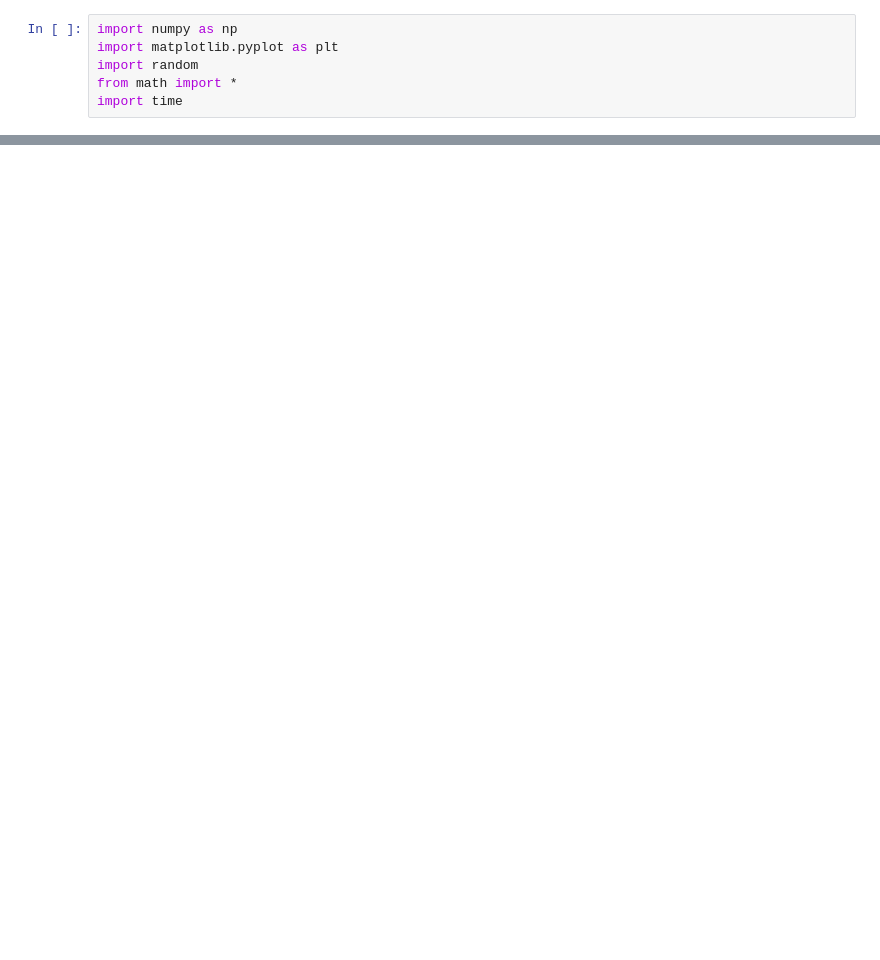
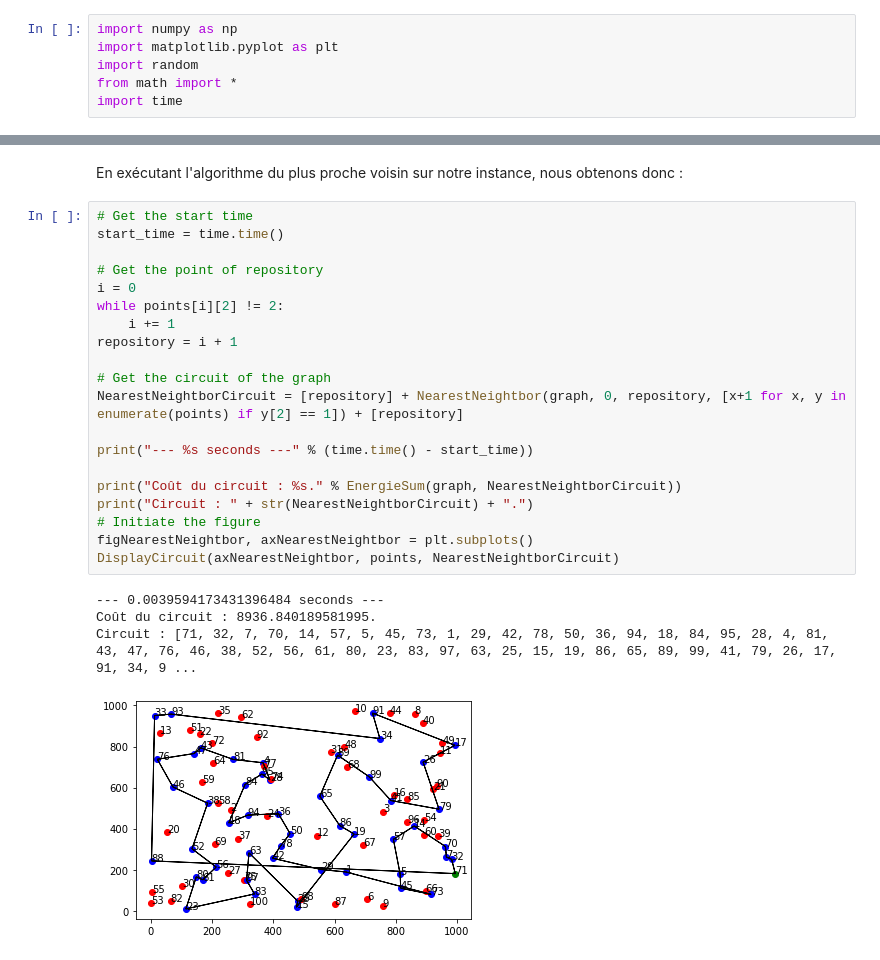
Before and after one commit to SnipeDragons/Algo-Livrable-1, a Jupyter notebook: Livrable_final.ipynb, the cells around one changed output, grey strips where cells are left out. Saved outputs shown, nothing was run; the diff lists cells and outputs as text; blank space fills up the shorter version.

```diff
--- a/Livrable_final.ipynb
+++ b/Livrable_final.ipynb
@@ -485,0 +594,27 @@ Calcul de l'instance avec chemin K-Nearest Neightbors
+# %% [markdown]
+En exécutant l'algorithme du plus proche voisin sur notre instance, nous obtenons donc :
+# %%
+# Get the start time
+start_time = time.time()
+
+# Get the point of repository
+i = 0
+while points[i][2] != 2:
+    i += 1
+repository = i + 1
+
+# Get the circuit of the graph
+NearestNeightborCircuit = [repository] + NearestNeightbor(graph, 0, repository, [x+1 for x, y in enumerate(points) if y[2] == 1]) + [repository]
+
+print("--- %s seconds ---" % (time.time() - start_time))
+
+print("Coût du circuit : %s." % EnergieSum(graph, NearestNeightborCircuit))
+print("Circuit : " + str(NearestNeightborCircuit) + ".")
+# Initiate the figure
+figNearestNeightbor, axNearestNeightbor = plt.subplots()
+DisplayCircuit(axNearestNeightbor, points, NearestNeightborCircuit)
+# %% [output]
+--- 0.0039594173431396484 seconds ---
+Coût du circuit : 8936.840189581995.
+Circuit : [71, 32, 7, 70, 14, 57, 5, 45, 73, 1, 29, 42, 78, 50, 36, 94, 18, 84, 95, 28, 4, 81, 43, 47, 76, 46, 38, 52, 56, 61, 80, 23, 83, 97, 63, 25, 15, 19, 86, 65, 89, 99, 41, 79, 26, 17, 91, 34, 9 ...
+[figure, added]
```
Also changed, not shown: parts of 58 cells of this notebook.
